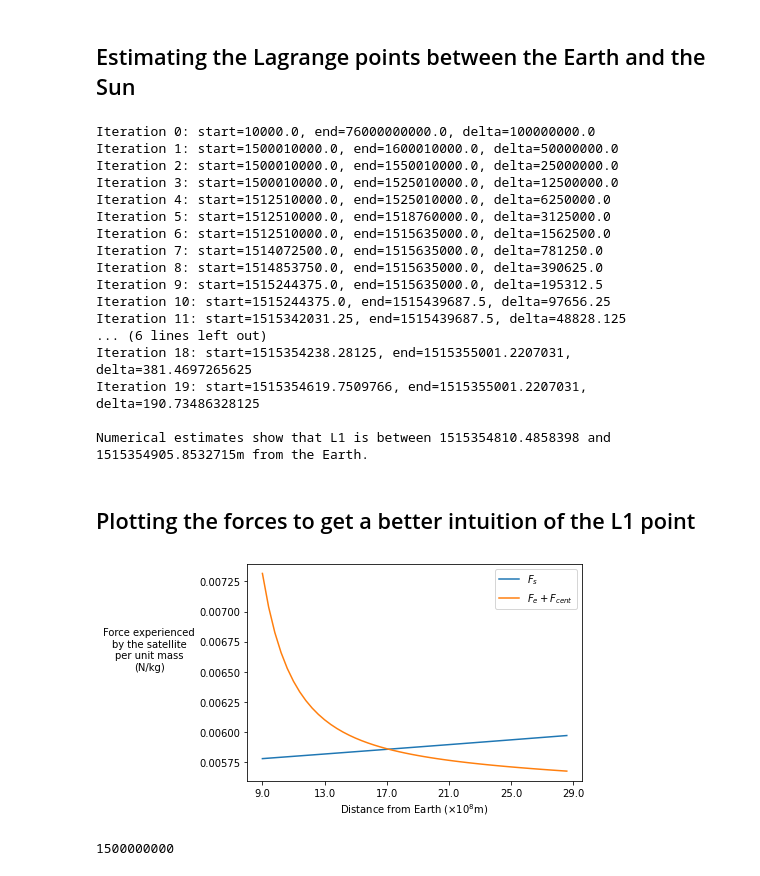
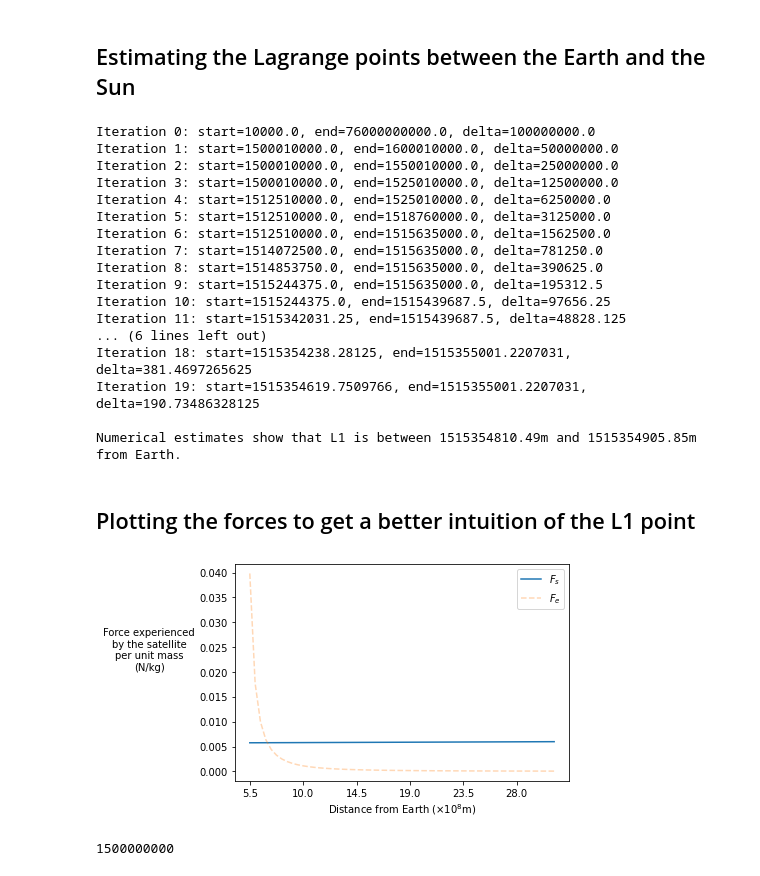
Before and after one commit to abhisheknaik96/lagrange_points, a Jupyter notebook: estimate_lagrange_point.ipynb, the cells around one changed output. Cells and saved outputs as stored; diff of their text form; code cells hidden in the pictures.

Commit message:
started making the final visualizations

```diff
--- a/estimate_lagrange_point.ipynb
+++ b/estimate_lagrange_point.ipynb
@@ -3,37 +3,33 @@
 # %%
 import math
 
-G = 6.67e-11
-m1 = 1.989e30
-m2 = 5.9722e24
-R = 1.52e11
+G  = 6.67e-11                     # the Gravitational constant (m^3/(kg s^2))
+m1 = 1.989e30                     # mass of Sun (kg)
+m2 = 5.9722e24                    # mass of Earth (kg)
+R  = 1.52e11                      # average distance between Sun and Earth (m)
 
-v_m2 = math.sqrt(G * m1 / R)
-w_m2 = v_m2 / R
+w_m2 = math.sqrt(G * m1 / R**3)   # angular velocity of Earth around Sun (rad/s)
 
-F1_by_m = lambda l1: G * m1 / (R-l1)**2
-F2_by_m = lambda l1: G * m2 / (l1)**2
-F_cent_by_m = lambda l1: w_m2**2 * (R - l1)
+F1_by_m = lambda l1: G * m1 / (R-l1)**2      # gravitational force per unit mass due to Sun (m/s^2)
+F2_by_m = lambda l1: G * m2 / (l1)**2        # gravitational force per unit mass due to Earth (m/s^2)
+F_cent_by_m = lambda l1: w_m2**2 * (R - l1)  # centrifugal force per unit mass when orbiting around Sun with Earth's angular velocity (m/s^2)
 
-l1 = 1e4
-delta = 1e8
-upper_bound = R/2
+l1 = 1e4                # lower bound of the guess, starting at some small value close to Earth (m)
+delta = 1e8             # how much to increment each guess (m)
+upper_bound = R/2       # upper bound of the guess, starting at a large value far from Earth (m)
+
 num_increments = 0
-
 for i in range(20):
     print(f'Iteration {i}: start={l1}, end={upper_bound}, delta={delta}')
     while l1 < upper_bound:
         if F2_by_m(l1) + F_cent_by_m(l1) < F1_by_m(l1):
-            #print(f'Iteration {i}: {num_increments}')
-            num_increments = 0
             break
         else:
             l1 += delta
-            num_increments += 1
     upper_bound = l1
     l1 -= delta
     delta /= 2
-print(f'\nNumerical estimates show that L1 is between {l1} and {l1 + delta}m from the Earth.')
+print(f'\nNumerical estimates show that L1 is between {l1:.2f}m and {l1 + delta:.2f}m from Earth.')
 # %% [output]
 Iteration 0: start=10000.0, end=76000000000.0, delta=100000000.0
 Iteration 1: start=1500010000.0, end=1600010000.0, delta=50000000.0
@@ -51,37 +47,37 @@ Iteration 11: start=1515342031.25, end=1515439687.5, delta=48828.125
 Iteration 18: start=1515354238.28125, end=1515355001.2207031, delta=381.4697265625
 Iteration 19: start=1515354619.7509766, end=1515355001.2207031, delta=190.73486328125
 
-Numerical estimates show that L1 is between 1515354810.4858398 and 1515354905.8532715m from the Earth.
+Numerical estimates show that L1 is between 1515354810.49m and 1515354905.85m from Earth.
 # %% [markdown]
 ## Plotting the forces to get a better intuition of the L1 point
 # %%
 import numpy as np
 import matplotlib.pyplot as plt
 
-distance_from_earth = list(range(500_000_000, 3000_000_000, 50_000_000))
+distance_from_earth = list(range(100_000_000, 3000_000_000, 50_000_000))
 
 f1_by_m_values = [G * m1 / (R-distance)**2 for distance in distance_from_earth]
 f2_by_m_values = [G * m2 / (distance)**2 for distance in distance_from_earth]
 f_cent_by_m = [w_m2**2 * (R-distance) for distance in distance_from_earth]
 
 # plt.plot(f1_by_m_values, label='Gravitational force due to the Sun')
 # plt.plot(f2_by_m_values, label='Gravitational force due to the Earth', alpha=0.3, marker='-')
 # plt.plot(f_cent_by_m, label='Centripetal force', alpha=0.3, marker='-')
 
 fig, ax = plt.subplots(1, 1)
 plt.plot(f1_by_m_values, label=r'$F_s$')
-plt.plot(np.array(f2_by_m_values) + np.array(f_cent_by_m), label=r'$F_e + F_{cent}$')
-# plt.plot(f2_by_m_values, label=r'$F_{e}$', alpha=0.3, linestyle='--')
+# plt.plot(np.array(f2_by_m_values) + np.array(f_cent_by_m), label=r'$F_e + F_{cent}$')
+plt.plot(f2_by_m_values, label=r'$F_{e}$', alpha=0.3, linestyle='--')
 # plt.plot(f_cent_by_m, label=r'$F_{cent}$', alpha=0.3, linestyle='--')
 
 plt.legend()
 plt.xlabel(r'Distance from Earth ($\times 10^8$m)')
 # plt.xlabel(r'Distance from Earth (m)')
 plt.ylabel('Force experienced\nby the satellite\nper unit mass\n(N/kg)', rotation=0, labelpad=50)
 ax.set_xticklabels(np.array(distance_from_earth[::len(distance_from_earth)//6]) / 10**8)  # ToDo: fix this
 plt.show()
 # %% [output]
-[figure, old version]
+[figure, new version]
 # %%
 distance_from_earth[20]
 # %% [output]
```
Also changed, not shown: parts of 9 cells of this notebook.
